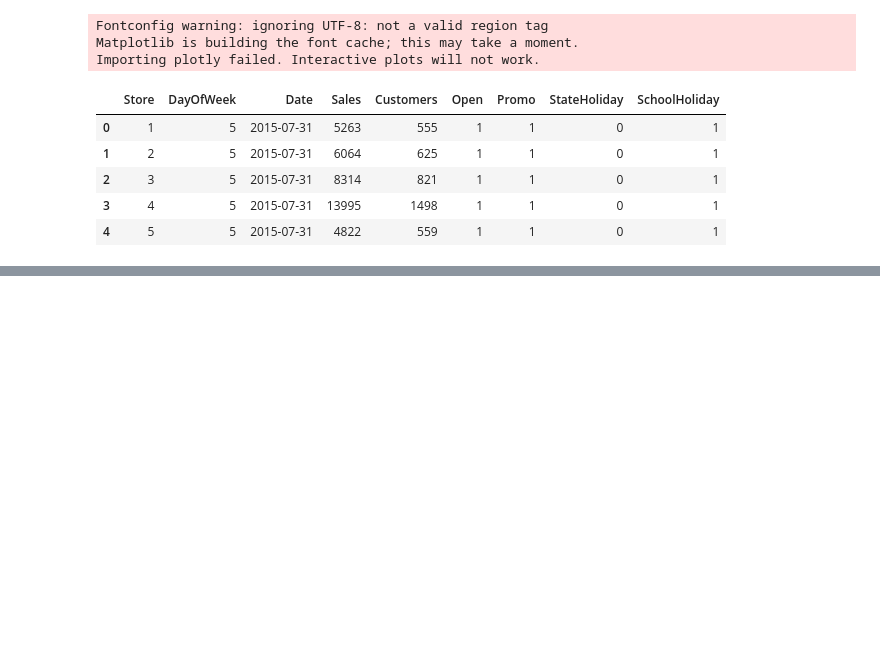
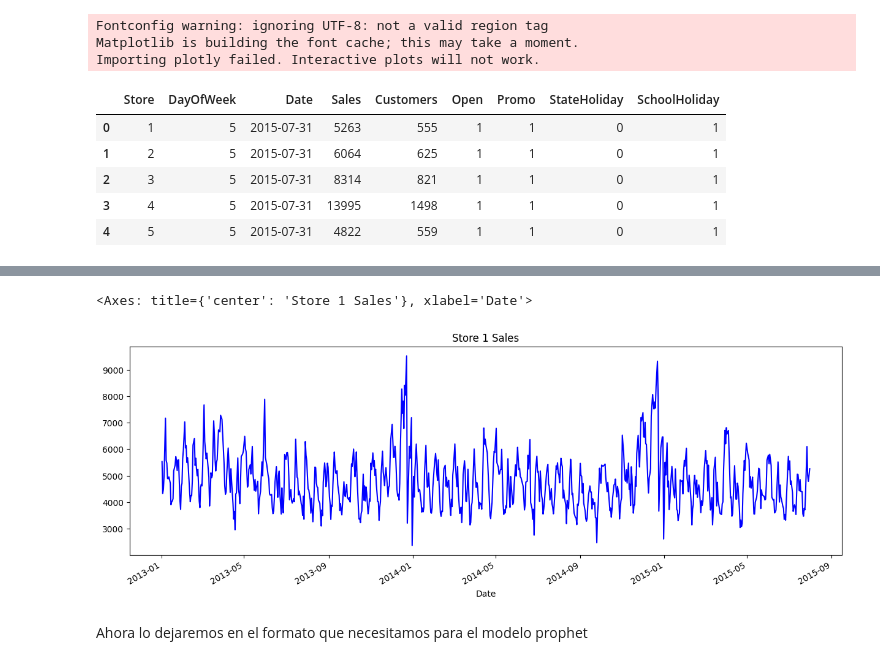
Before and after one commit to mariosanchez5/Proyectos_Machine_Learning, a Jupyter notebook: Modelo Prophet/Modelo_Prophet.ipynb, the cells around one changed output, grey strips where cells are left out. Cells and saved outputs as stored; diff of their text form; code cells hidden in the pictures; blank space fills up the shorter version.

Commit message:
Agregando pasos del modelo

```diff
--- a/Modelo Prophet/Modelo_Prophet.ipynb
+++ b/Modelo Prophet/Modelo_Prophet.ipynb
@@ -21,0 +68,2 @@ df.head()
+# %%
+store1['Date'] = pd.to_datetime(store1['Date'])
@@ -21,0 +72,2 @@ df.head()
+# %%
+store1.set_index('Date', inplace=True)
@@ -21,0 +84,7 @@ df.head()
+# %%
+store1[store1['Customers'] > 0]['Sales'].plot(figsize=(15, 5), title='Store 1 Sales', color='blue')
+# %% [output]
+<Axes: title={'center': 'Store 1 Sales'}, xlabel='Date'>
+[figure, added]
+# %% [markdown]
+Ahora lo dejaremos en el formato que necesitamos para el modelo prophet
```
Also changed, not shown: parts of 28 cells of this notebook, 1 other file.
